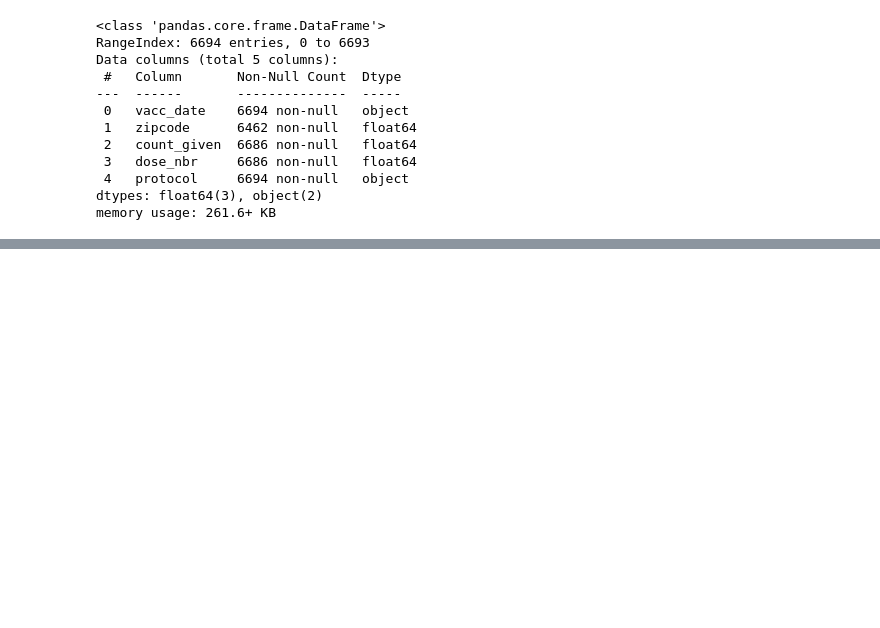
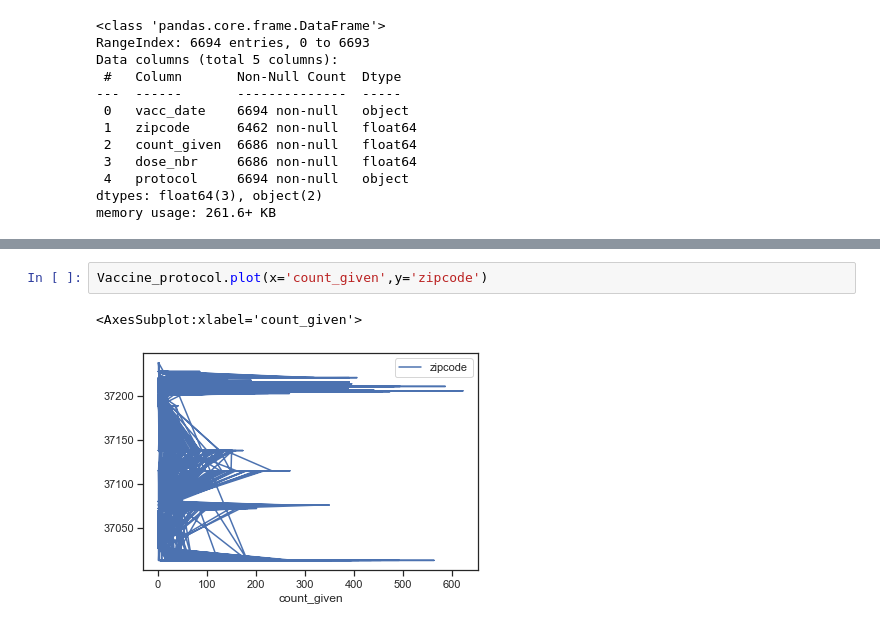
Before and after one commit to ryanhilber93/nash-covid-cases-vaccines-hot_chickens, a Jupyter notebook: data/COVID Vaccine Data.ipynb, the cells around one changed output, grey strips where cells are left out. Cells and saved outputs as stored; diff of their text form; blank space fills up the shorter version.

```diff
--- a/data/COVID Vaccine Data.ipynb
+++ b/data/COVID Vaccine Data.ipynb
@@ -58,0 +120,5 @@ memory usage: 261.6+ KB
+# %%
+Vaccine_protocol.plot(x='count_given',y='zipcode')
+# %% [output]
+<AxesSubplot:xlabel='count_given'>
+[figure, added]
```
Also changed, not shown: parts of 6 cells of this notebook.
